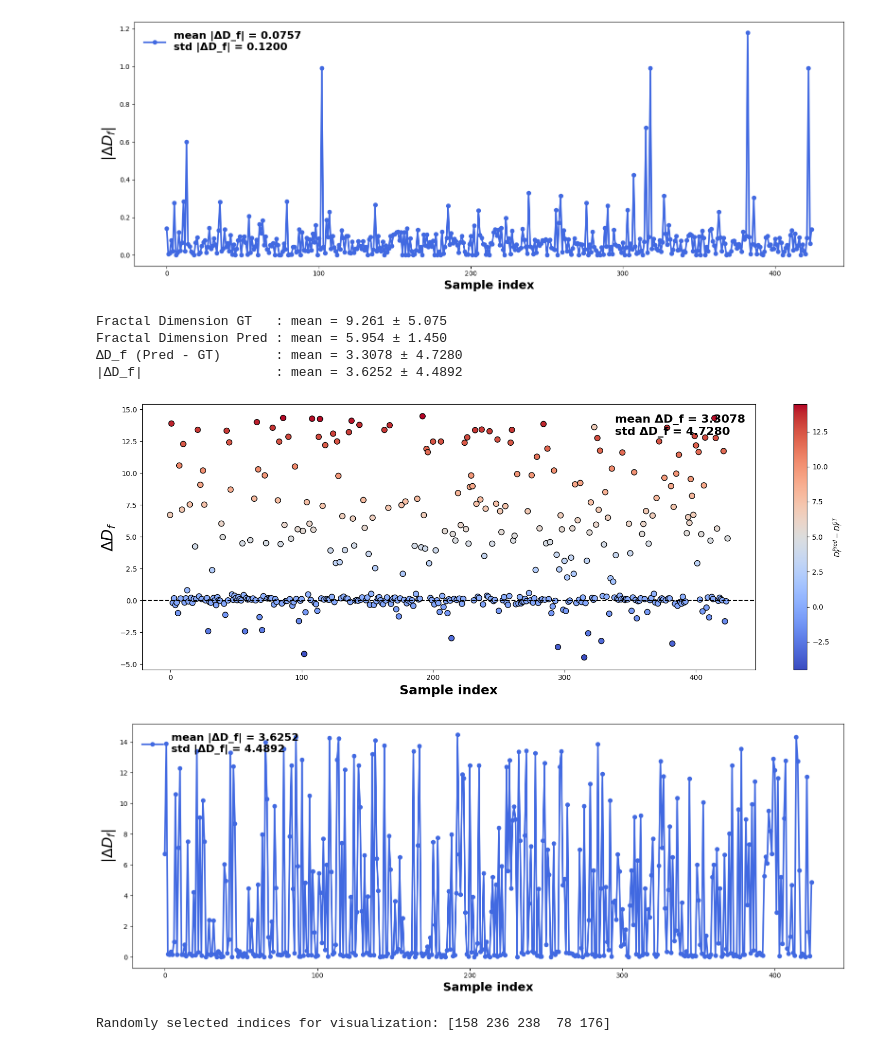
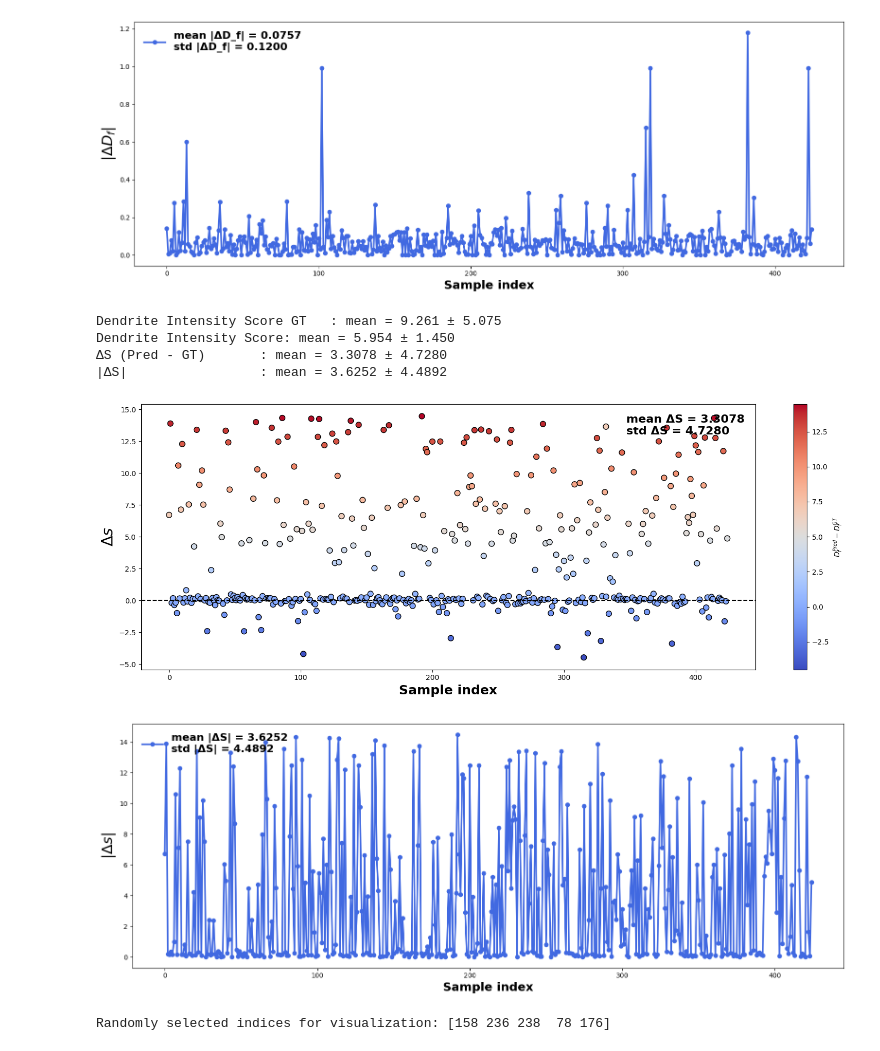
Before and after one commit to anilkunwar/dendrites_pfm_vae, a Jupyter notebook: generative_ai/step3_quantification.ipynb, the cells around one changed output. Cells and saved outputs as stored; diff of their text form; code cells hidden in the pictures.

```diff
--- a/generative_ai/step3_quantification.ipynb
+++ b/generative_ai/step3_quantification.ipynb
@@ -217,56 +217,56 @@ Fractal Dimension Pred : mean = 1.645 ± 0.281
 [figure]
 [figure]
 # %%
-dfs_gt = np.array([sp[0]['score'] for sp in scores_pair])
-dfs_pd = np.array([sp[1]['score'] for sp in scores_pair])
+dis_gt = np.array([sp[0]['score'] for sp in scores_pair])
+dis_pd = np.array([sp[1]['score'] for sp in scores_pair])
 
-df_diff = dfs_gt - dfs_pd
-df_abs = np.abs(df_diff)
+dis_diff = dis_gt - dis_pd
+dis_abs = np.abs(dis_diff)
 
-Df_gt_mean = np.nanmean(dfs_gt)
-Df_pd_mean = np.nanmean(dfs_pd)
-Df_gt_std = np.nanstd(dfs_gt)
-Df_pd_std = np.nanstd(dfs_pd)
-Df_diff_mean = np.nanmean(df_diff)
-Df_diff_std = np.nanstd(df_diff)
-Df_abs_mean = np.nanmean(df_abs)
-Df_abs_std = np.nanstd(df_abs)
+dis_gt_mean = np.nanmean(dis_gt)
+dis_pd_mean = np.nanmean(dis_pd)
+dis_gt_std = np.nanstd(dis_gt)
+dis_pd_std = np.nanstd(dis_pd)
+dis_diff_mean = np.nanmean(dis_diff)
+dis_diff_std = np.nanstd(dis_diff)
+dis_abs_mean = np.nanmean(dis_abs)
+dis_abs_std = np.nanstd(dis_abs)
 
-print(f"Fractal Dimension GT   : mean = {Df_gt_mean:.3f} ± {Df_gt_std:.3f}")
-print(f"Fractal Dimension Pred : mean = {Df_pd_mean:.3f} ± {Df_pd_std:.3f}")
-print(f"ΔD_f (Pred - GT)       : mean = {Df_diff_mean:.4f} ± {Df_diff_std:.4f}")
-print(f"|ΔD_f|                 : mean = {Df_abs_mean:.4f} ± {Df_abs_std:.4f}")
+print(f"Dendrite Intensity Score GT   : mean = {dis_gt_mean:.3f} ± {dis_gt_std:.3f}")
+print(f"Dendrite Intensity Score: mean = {dis_pd_mean:.3f} ± {dis_pd_std:.3f}")
+print(f"ΔS (Pred - GT)       : mean = {dis_diff_mean:.4f} ± {dis_diff_std:.4f}")
+print(f"|ΔS|                 : mean = {dis_abs_mean:.4f} ± {dis_abs_std:.4f}")
 
 plt.figure(figsize=(16, 6))
-sc = plt.scatter(np.arange(len(df_diff)), df_diff,
-                 c=df_diff, cmap='coolwarm', s=60, edgecolors='k', label=f"mean ΔD_f = {Df_diff_mean:.4f}\nstd ΔD_f = {Df_diff_std:.4f}")
+sc = plt.scatter(np.arange(len(dis_diff)), dis_diff,
+                 c=dis_diff, cmap='coolwarm', s=60, edgecolors='k', label=f"mean ΔS = {dis_diff_mean:.4f}\nstd ΔS = {dis_diff_std:.4f}")
 plt.axhline(0.0, color='black', linewidth=1.5, linestyle='--')
-plt.colorbar(sc, label=r"$D_f^{Pred} - D_f^{GT}$")
+plt.colorbar(sc, label=r"$S^{Pred} - S^{GT}$")
 
 plt.xlabel("Sample index", fontsize=18, weight="bold")
-plt.ylabel(r"$\Delta D_f$", fontsize=22, weight="bold")
+plt.ylabel(r"$\Delta s$", fontsize=22, weight="bold")
 # plt.title("Fractal dimension deviation (Pred − GT)", fontsize=22, weight="bold")
 plt.legend(loc='upper right', prop={'weight':'bold', 'size':'16'},  frameon=False).get_frame().set_facecolor('none')
 
 plt.tight_layout()
 plt.show()
 
 plt.figure(figsize=(16, 6))
-plt.plot(df_abs, '-o', color='royalblue', linewidth=2.5, markersize=6, label=f"mean |ΔD_f| = {Df_abs_mean:.4f}\nstd |ΔD_f| = {Df_abs_std:.4f}")
+plt.plot(df_abs, '-o', color='royalblue', linewidth=2.5, markersize=6, label=f"mean |ΔS| = {dis_abs_mean:.4f}\nstd |ΔS| = {dis_abs_std:.4f}")
 plt.xlabel("Sample index", fontsize=18, weight="bold")
-plt.ylabel(r"$|\Delta D_f|$", fontsize=22, weight="bold")
+plt.ylabel(r"$|\Delta s|$", fontsize=22, weight="bold")
 # plt.title("Absolute error in fractal dimension", fontsize=22, weight="bold")
 plt.legend(loc='upper left', prop={'weight':'bold', 'size':'16'},  frameon=False).get_frame().set_facecolor('none')
 
 plt.tight_layout()
 plt.show()
 # %% [output]
-Fractal Dimension GT   : mean = 9.261 ± 5.075
-Fractal Dimension Pred : mean = 5.954 ± 1.450
-ΔD_f (Pred - GT)       : mean = 3.3078 ± 4.7280
-|ΔD_f|                 : mean = 3.6252 ± 4.4892
+Dendrite Intensity Score GT   : mean = 9.261 ± 5.075
+Dendrite Intensity Score: mean = 5.954 ± 1.450
+ΔS (Pred - GT)       : mean = 3.3078 ± 4.7280
+|ΔS|                 : mean = 3.6252 ± 4.4892
-[figure, old version]
+[figure, new version]
-[figure, old version]
+[figure, new version]
 # %%
 num_vis = 5
 # np.random.seed(0)
```
Also changed, not shown: 1 other file.
